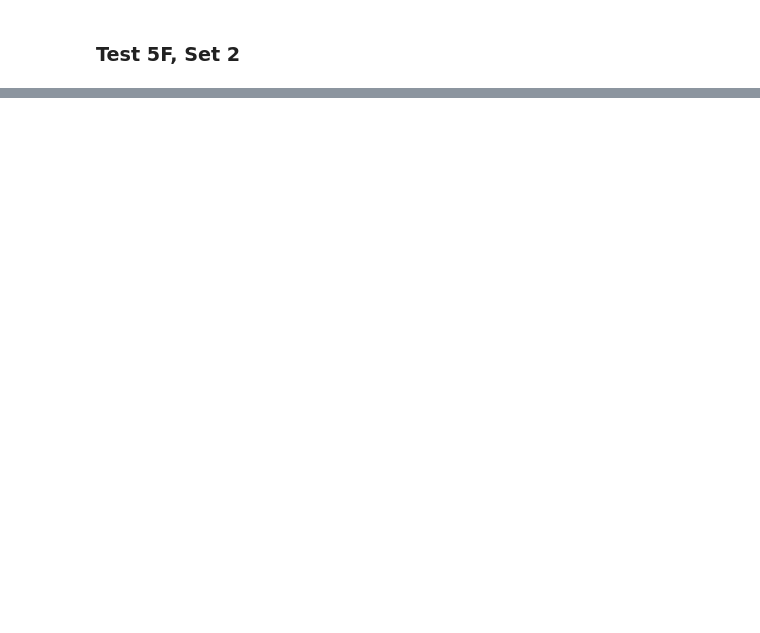
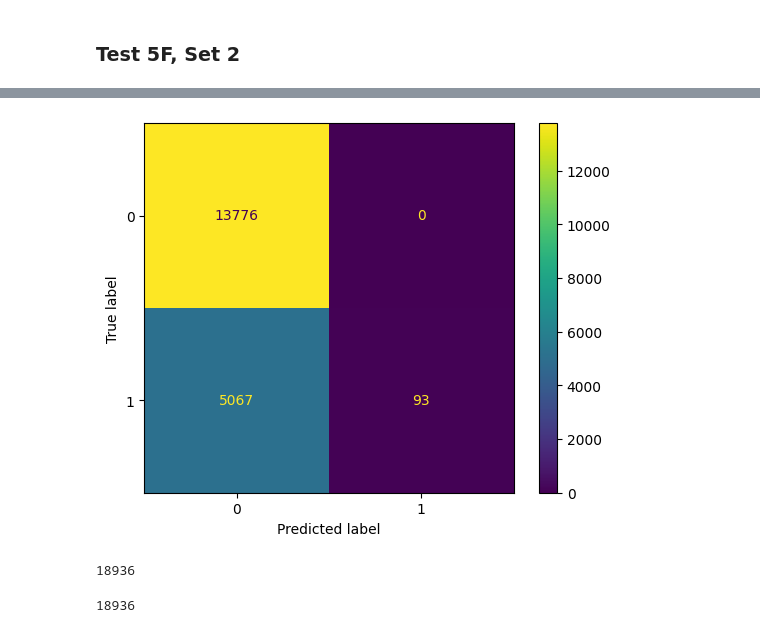
Before and after one commit to russell-ykh/monke, a Jupyter notebook: classi5.ipynb, the cells around one changed output, grey strips where cells are left out. Drawn from its saved outputs; the diff is of its cells as text; code cells hidden in the pictures; blank space fills up the shorter version.

```diff
--- a/classi5.ipynb
+++ b/classi5.ipynb
@@ -957,0 +1115,13 @@ plt.show()
+# %%
+ConfusionMatrixDisplay.from_predictions(testing_labels2["koi_apr11"], results_5f["set2"]["koi_apr11"]["predictions"])
+plt.show()
+# %% [output]
+[figure, added]
+# %%
+len(testing_labels2["koi_apr11"])
+# %% [output]
+18936
+# %%
+len(labels_all["koi_apr11"])
+# %% [output]
+18936
```
Also changed, not shown: parts of 21 cells of this notebook, 17 other files.
